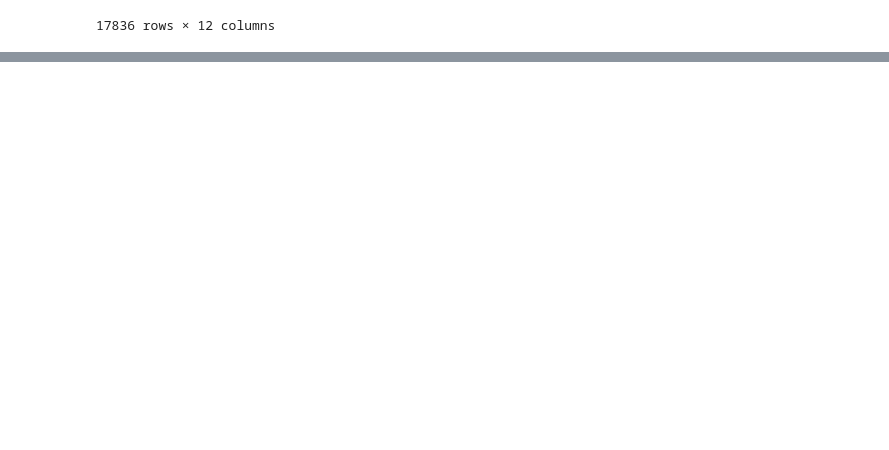
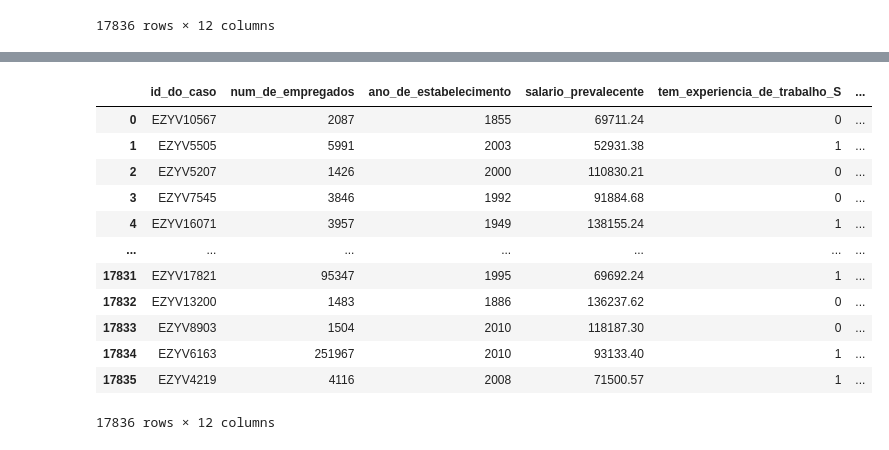
Before and after one commit to cvs2010/ml_olympiad_for_students_topvistos_eua, a Jupyter notebook: ML_Olympiad_for_Students_TopVistos_EUA.ipynb, the cells around one changed output, grey strips where cells are left out. Drawn from its saved outputs; the diff is of its cells as text; code cells hidden in the pictures; blank space fills up the shorter version.

```diff
--- a/ML_Olympiad_for_Students_TopVistos_EUA.ipynb
+++ b/ML_Olympiad_for_Students_TopVistos_EUA.ipynb
@@ -77,0 +199,15 @@ import torch
+# %%
+# Transformando valores únicos de strings em valores numéricos
+from sklearn.preprocessing import LabelEncoder
+
+label_encoder = LabelEncoder()
+df_balanced_encoded['continente_encoded'] = label_encoder.fit_transform(df_balanced_encoded['continente'])
+
+label_encoder = LabelEncoder()
+df_balanced_encoded['educacao_do_empregado_encoded'] = label_encoder.fit_transform(df_balanced_encoded['educacao_do_empregado'])
+
+label_encoder = LabelEncoder()
+df_balanced_encoded['regiao_de_emprego_encoded'] = label_encoder.fit_transform(df_balanced_encoded['regiao_de_emprego'])
+
+label_encoder = LabelEncoder()
+df_balanced_encoded['unidade_de_salario_encoded'] = label_encoder.fit_transform(df_balanced_encoded['unidade_de_salario'])
@@ -77,0 +246,24 @@ import torch
+# %%
+# Delentando colunas
+df_balanced_encoded_filtered = df_balanced_encoded
+
+del df_balanced_encoded_filtered['continente']
+del df_balanced_encoded_filtered['educacao_do_empregado']
+del df_balanced_encoded_filtered['regiao_de_emprego']
+del df_balanced_encoded_filtered['unidade_de_salario']
+
+df_balanced_encoded_filtered
+# %% [output]
+|  | id_do_caso | num_de_empregados | ano_de_estabelecimento | salario_prevalecente | tem_experiencia_de_trabalho_S | ... |
+| 0 | EZYV10567 | 2087 | 1855 | 69711.24 | 0 | ... |
+| 1 | EZYV5505 | 5991 | 2003 | 52931.38 | 1 | ... |
+| 2 | EZYV5207 | 1426 | 2000 | 110830.21 | 0 | ... |
+| 3 | EZYV7545 | 3846 | 1992 | 91884.68 | 0 | ... |
+| 4 | EZYV16071 | 3957 | 1949 | 138155.24 | 1 | ... |
+| ... | ... | ... | ... | ... | ... | ... |
+| 17831 | EZYV17821 | 95347 | 1995 | 69692.24 | 1 | ... |
+| 17832 | EZYV13200 | 1483 | 1886 | 136237.62 | 0 | ... |
+| 17833 | EZYV8903 | 1504 | 2010 | 118187.30 | 0 | ... |
+| 17834 | EZYV6163 | 251967 | 2010 | 93133.40 | 1 | ... |
+| 17835 | EZYV4219 | 4116 | 2008 | 71500.57 | 1 | ... |
+17836 rows × 12 columns
```
Also changed, not shown: parts of 35 cells of this notebook.
